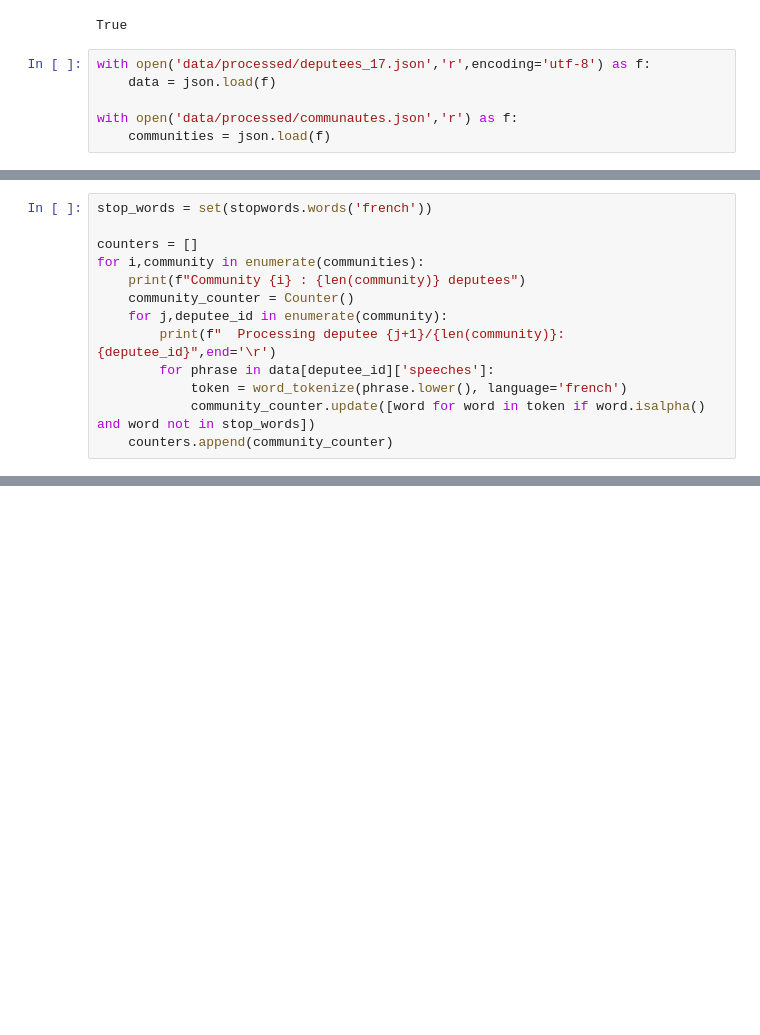
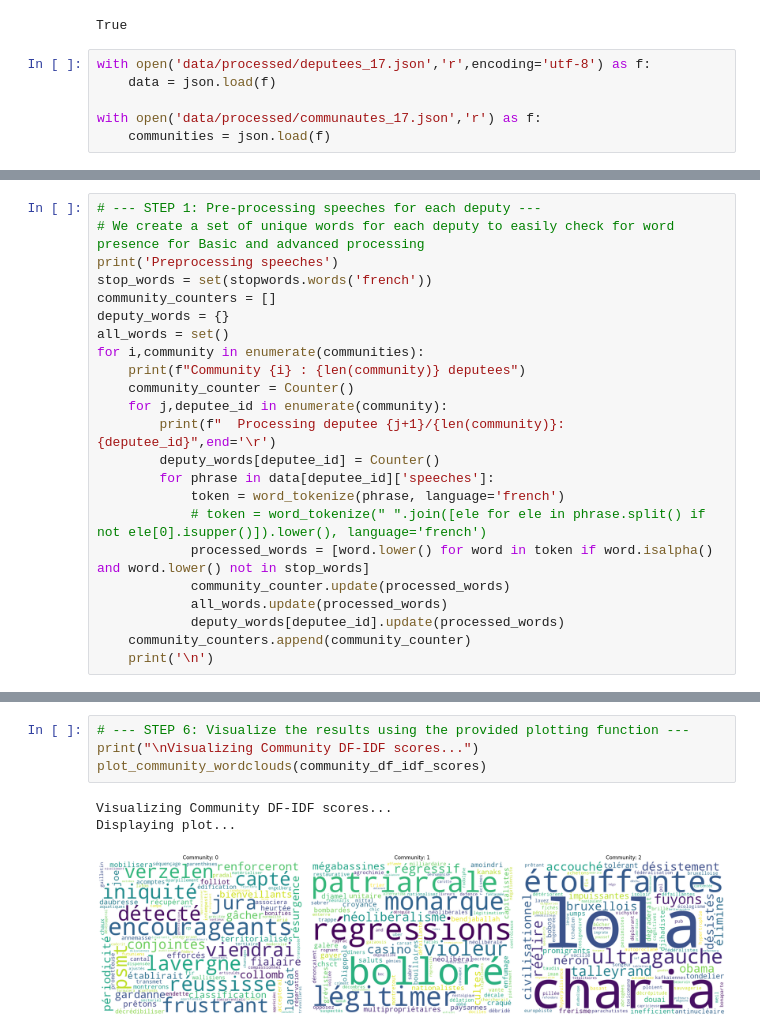
Before and after one commit to PierreHollebeque/02805_SocialGraph_Project, a Jupyter notebook: nlp_processing.ipynb, the cells around one changed output, grey strips where cells are left out. Saved outputs shown, nothing was run; the diff lists cells and outputs as text; blank space fills up the shorter version.

```diff
--- a/nlp_processing.ipynb
+++ b/nlp_processing.ipynb
@@ -26,5 +24,5 @@ True
 with open('data/processed/deputees_17.json','r',encoding='utf-8') as f:
     data = json.load(f)
 
-with open('data/processed/communautes.json','r') as f:
+with open('data/processed/communautes_17.json','r') as f:
     communities = json.load(f)
@@ -31,14 +82,24 @@ with open('data/processed/communautes.json','r') as f:
 # %%
+# --- STEP 1: Pre-processing speeches for each deputy ---
+# We create a set of unique words for each deputy to easily check for word presence for Basic and advanced processing
+print('Preprocessing speeches')
 stop_words = set(stopwords.words('french'))
-
-counters = []
+community_counters = []
+deputy_words = {}
+all_words = set()
 for i,community in enumerate(communities):
     print(f"Community {i} : {len(community)} deputees")
     community_counter = Counter()
     for j,deputee_id in enumerate(community):
         print(f"  Processing deputee {j+1}/{len(community)}: {deputee_id}",end='\r')
+        deputy_words[deputee_id] = Counter()
         for phrase in data[deputee_id]['speeches']:
-            token = word_tokenize(phrase.lower(), language='french')
-            community_counter.update([word for word in token if word.isalpha() and word not in stop_words])
-    counters.append(community_counter)
+            token = word_tokenize(phrase, language='french')
+            # token = word_tokenize(" ".join([ele for ele in phrase.split() if not ele[0].isupper()]).lower(), language='french')
+            processed_words = [word.lower() for word in token if word.isalpha() and word.lower() not in stop_words]
+            community_counter.update(processed_words)
+            all_words.update(processed_words)
+            deputy_words[deputee_id].update(processed_words)
+    community_counters.append(community_counter)
+    print('\n')
 # %% [output]
@@ -168,0 +291,8 @@ Displaying plot...
+# %%
+# --- STEP 6: Visualize the results using the provided plotting function ---
+print("\nVisualizing Community DF-IDF scores...")
+plot_community_wordclouds(community_df_idf_scores)
+# %% [output]
+Visualizing Community DF-IDF scores...
+Displaying plot...
+[figure, added]
```
Also changed, not shown: parts of 9 cells of this notebook.
